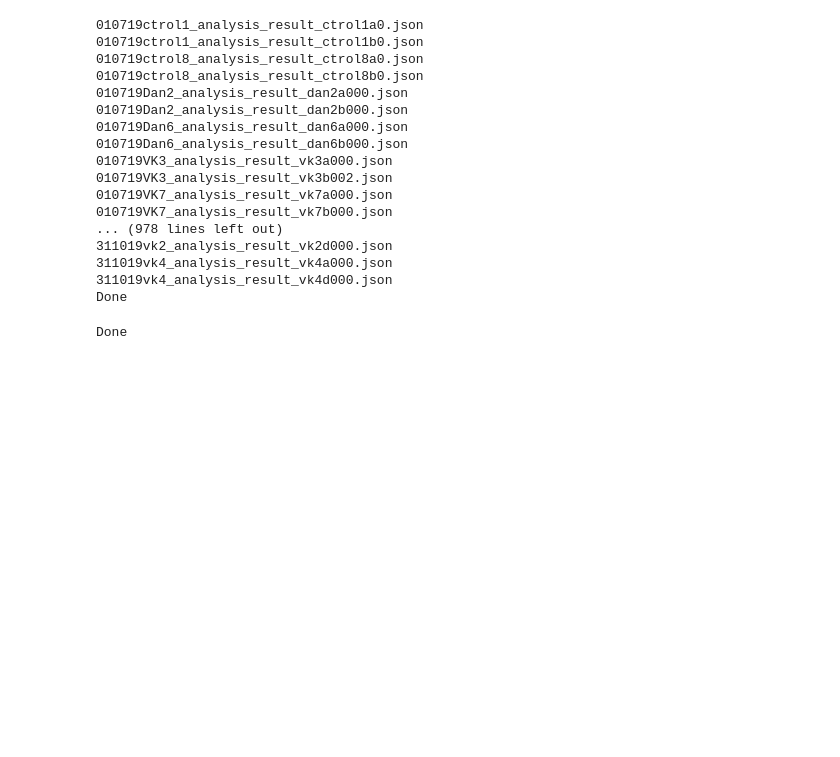
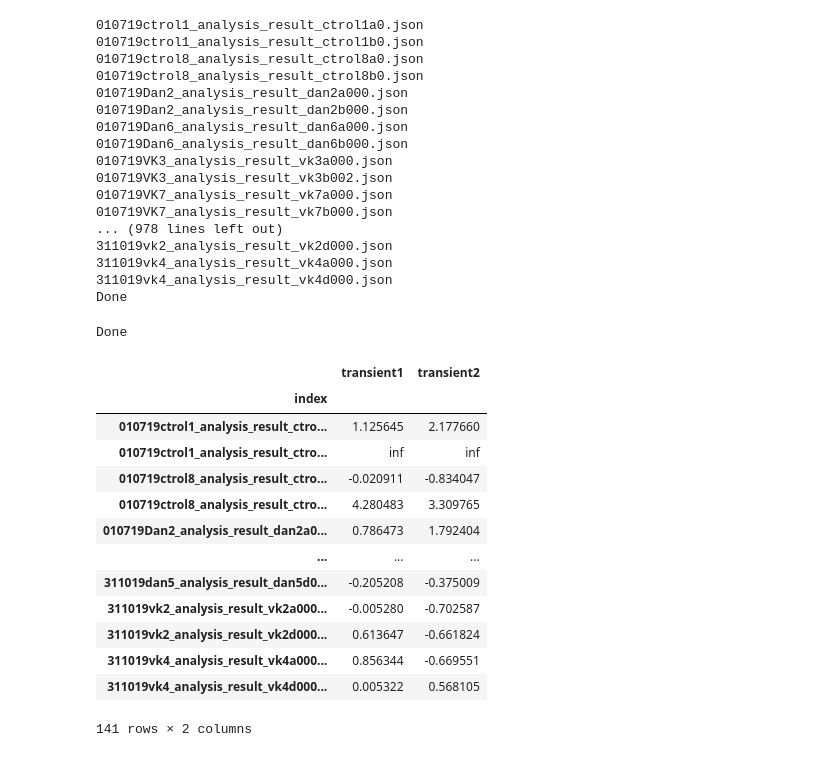
Before and after one commit to CardiAP/DesktopApp, a Jupyter notebook: filtrado.ipynb, the cells around one changed output. Saved outputs shown, nothing was run; the diff lists cells and outputs as text; code cells hidden in the pictures; blank space fills up the shorter version.

```diff
--- a/filtrado.ipynb
+++ b/filtrado.ipynb
@@ -265,3 +260,16 @@ for file in jsons_list:
     TAU[file] = tau_peaks
 taus = pd.DataFrame(TAU.T.values, columns = ['transient1','transient2'])
 taus.to_excel(path2 + 'wc_tau_preliminar' + '.xlsx', engine='xlsxwriter')
+# %%
+path = 'C:/Users/Leand/OneDrive/Documentos/Lean/Analizador_imagenes_calcio/Luis/analisis/taus_preliminar/'
+experiments = os.listdir(path)
+taus_exp = pd.DataFrame()
+for i in range(0,len (experiments)):
+    experiment = experiments[i]
+    tau_file = pd.read_excel(path + experiment)
+    del tau_file['Unnamed: 0']
+    taus_exp[experiment] = list(tau_file.mean())
+local_taus_mean = taus_exp.T
+local_taus_mean.columns = ['transient1','transient2']
+# %%
+tau_file = pd.read_excel('C:/Users/Leand/OneDrive/Documentos/Lean/Analizador_imagenes_calcio/Luis/analisis/wc_tau_preliminar.xlsx')
@@ -267,0 +278,20 @@ taus.to_excel(path2 + 'wc_tau_preliminar' + '.xlsx', engine='xlsxwriter')
+# %%
+tau_file ['index'] = local_taus_mean.index.tolist()
+tau_file.set_index('index', inplace=True)
+# %%
+tau_file - local_taus_mean
+# %% [output]
+|  | transient1 | transient2 |
+| index |  |  |
+| 010719ctrol1_analysis_result_ctro... | 1.125645 | 2.177660 |
+| 010719ctrol1_analysis_result_ctro... | inf | inf |
+| 010719ctrol8_analysis_result_ctro... | -0.020911 | -0.834047 |
+| 010719ctrol8_analysis_result_ctro... | 4.280483 | 3.309765 |
+| 010719Dan2_analysis_result_dan2a0... | 0.786473 | 1.792404 |
+| ... | ... | ... |
+| 311019dan5_analysis_result_dan5d0... | -0.205208 | -0.375009 |
+| 311019vk2_analysis_result_vk2a000... | -0.005280 | -0.702587 |
+| 311019vk2_analysis_result_vk2d000... | 0.613647 | -0.661824 |
+| 311019vk4_analysis_result_vk4a000... | 0.856344 | -0.669551 |
+| 311019vk4_analysis_result_vk4d000... | 0.005322 | 0.568105 |
+141 rows × 2 columns
```
Also changed, not shown: parts of 2 cells of this notebook.
